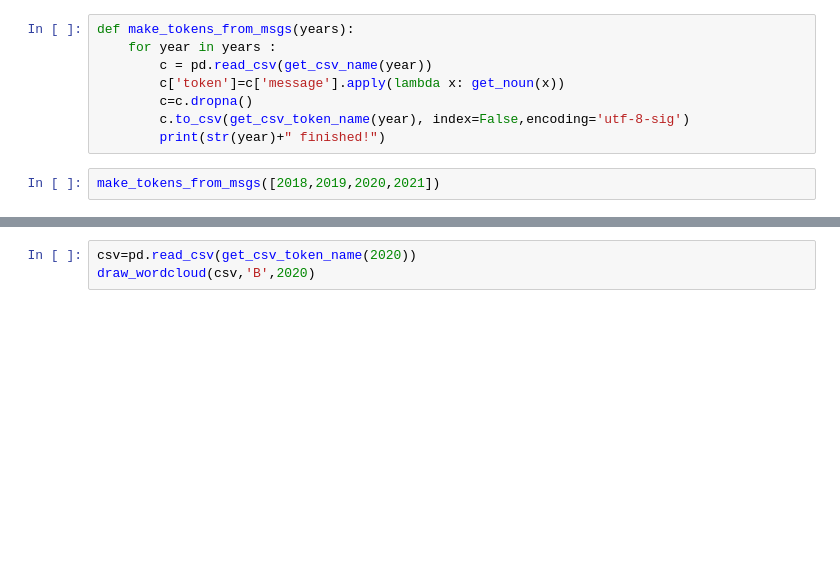
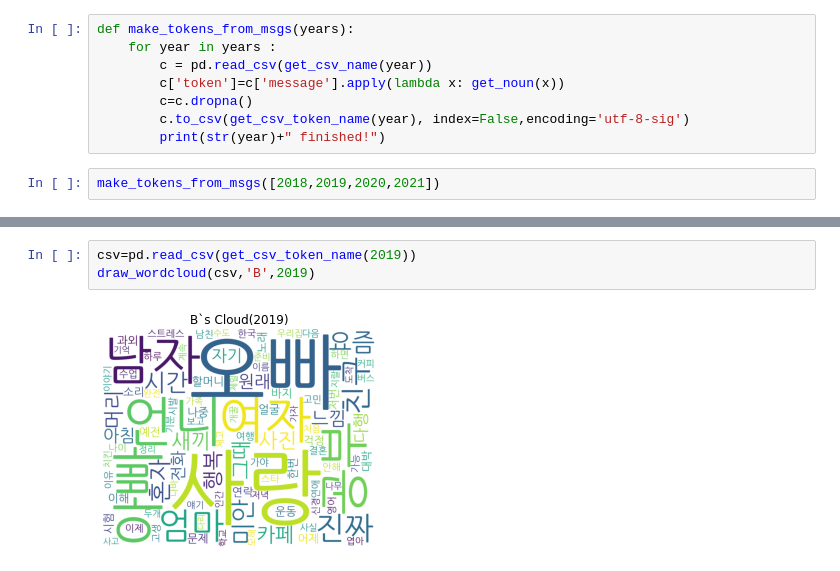
Before and after one commit to daeyab/WhatDidWeTalk, a Jupyter notebook: word_cloud.ipynb, the cells around one changed output, grey strips where cells are left out. Cells and saved outputs as stored; diff of their text form; blank space fills up the shorter version.

```diff
--- a/word_cloud.ipynb
+++ b/word_cloud.ipynb
@@ -156,3 +165,5 @@ draw_wordcloud(csv,'B',2020)
 # %%
-csv=pd.read_csv(get_csv_token_name(2020))
-draw_wordcloud(csv,'B',2020)
+csv=pd.read_csv(get_csv_token_name(2019))
+draw_wordcloud(csv,'B',2019)
+# %% [output]
+[figure, added]
```
Also changed, not shown: parts of 9 cells of this notebook.
